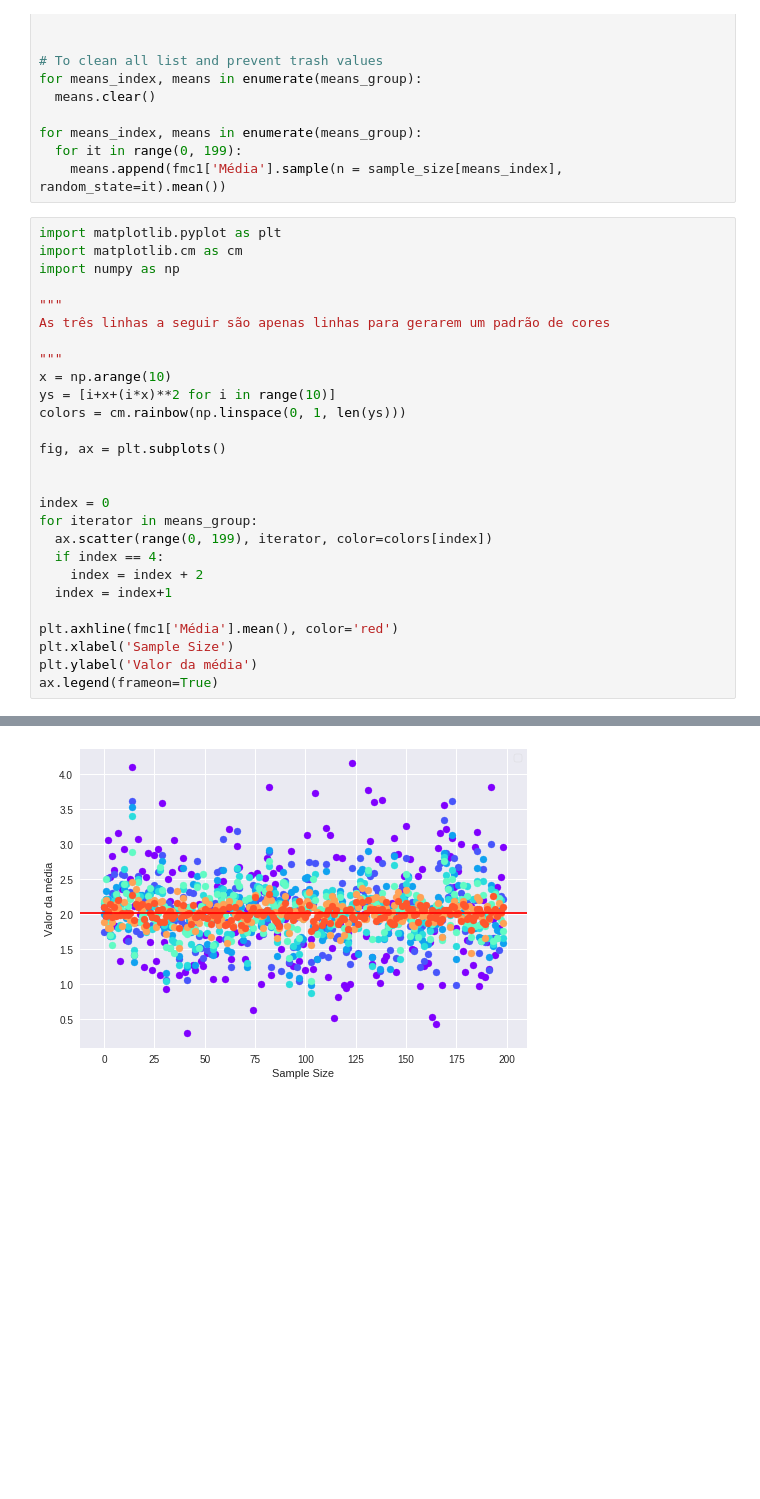
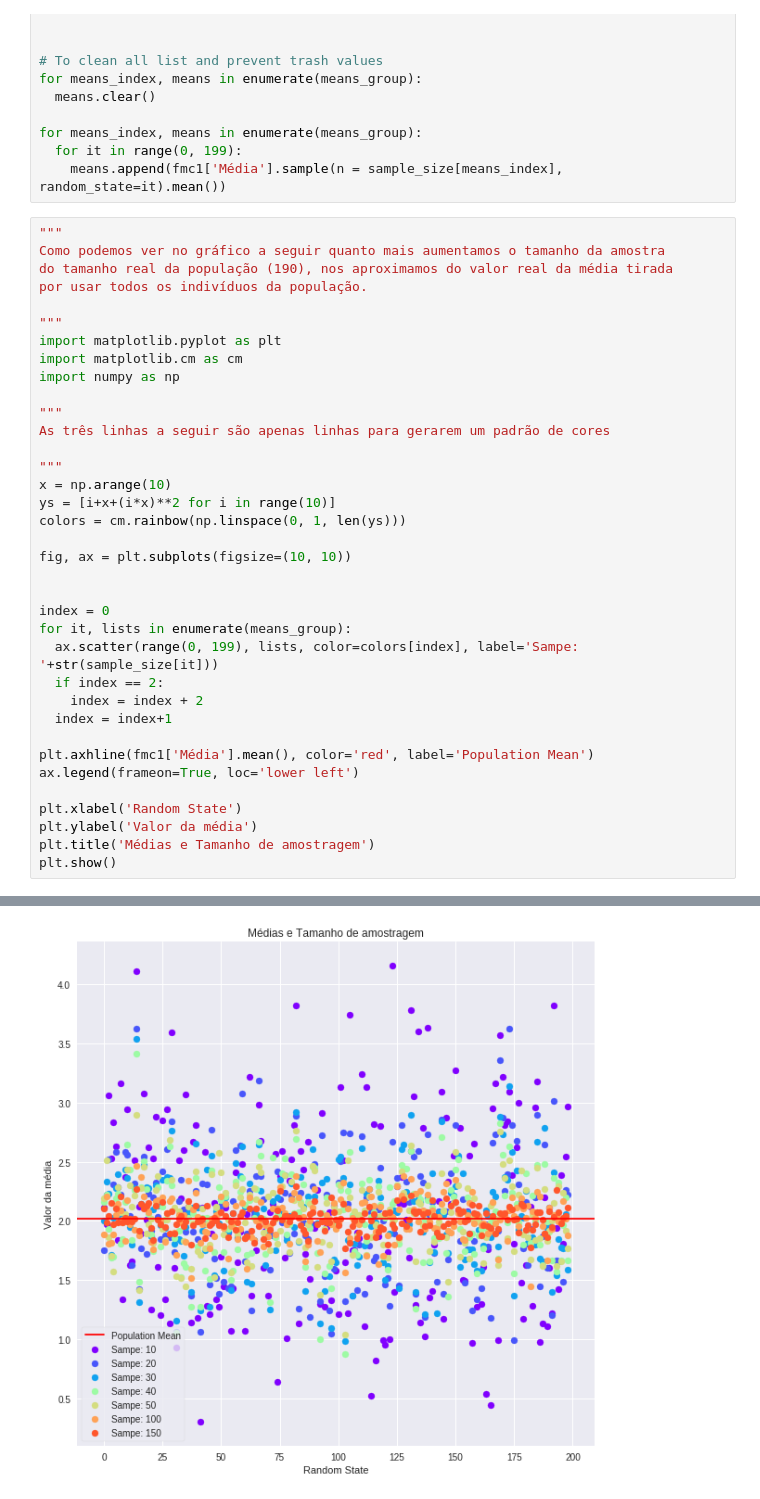
Before and after one commit to carvalheirafc/imd0033_2018_2, a Jupyter notebook: prova2/Carlos_Frederico_Carvalheira_Mello.ipynb, the cells around one changed output, grey strips where cells are left out. Cells and saved outputs as stored; diff of their text form; blank space fills up the shorter version.

Commit message:
So nice scatter now

```diff
--- a/prova2/Carlos_Frederico_Carvalheira_Mello.ipynb
+++ b/prova2/Carlos_Frederico_Carvalheira_Mello.ipynb
@@ -214,6 +207,12 @@ for means_index, means in enumerate(means_group):
   for it in range(0, 199):
     means.append(fmc1['Média'].sample(n = sample_size[means_index], random_state=it).mean())
 # %%
+"""
+Como podemos ver no gráfico a seguir quanto mais aumentamos o tamanho da amostra
+do tamanho real da população (190), nos aproximamos do valor real da média tirada
+por usar todos os indivíduos da população.
+
+"""
 import matplotlib.pyplot as plt
 import matplotlib.cm as cm
 import numpy as np
@@ -226,18 +225,21 @@ x = np.arange(10)
 ys = [i+x+(i*x)**2 for i in range(10)]
 colors = cm.rainbow(np.linspace(0, 1, len(ys)))
 
-fig, ax = plt.subplots()
+fig, ax = plt.subplots(figsize=(10, 10))
 
 
 index = 0
-for iterator in means_group:
-  ax.scatter(range(0, 199), iterator, color=colors[index])
-  if index == 4:
+for it, lists in enumerate(means_group):
+  ax.scatter(range(0, 199), lists, color=colors[index], label='Sampe: '+str(sample_size[it]))
+  if index == 2:
     index = index + 2
   index = index+1
 
-plt.axhline(fmc1['Média'].mean(), color='red')
-plt.xlabel('Sample Size')
+plt.axhline(fmc1['Média'].mean(), color='red', label='Population Mean')
+ax.legend(frameon=True, loc='lower left')
+
+plt.xlabel('Random State')
 plt.ylabel('Valor da média')
-ax.legend(frameon=True)
+plt.title('Médias e Tamanho de amostragem')
+plt.show()
 # %% [output]
@@ -246 +246 @@ No handles with labels found to put in legend.
-[figure, old version]
+[figure, new version]
```
Also changed, not shown: parts of 2 cells of this notebook.
